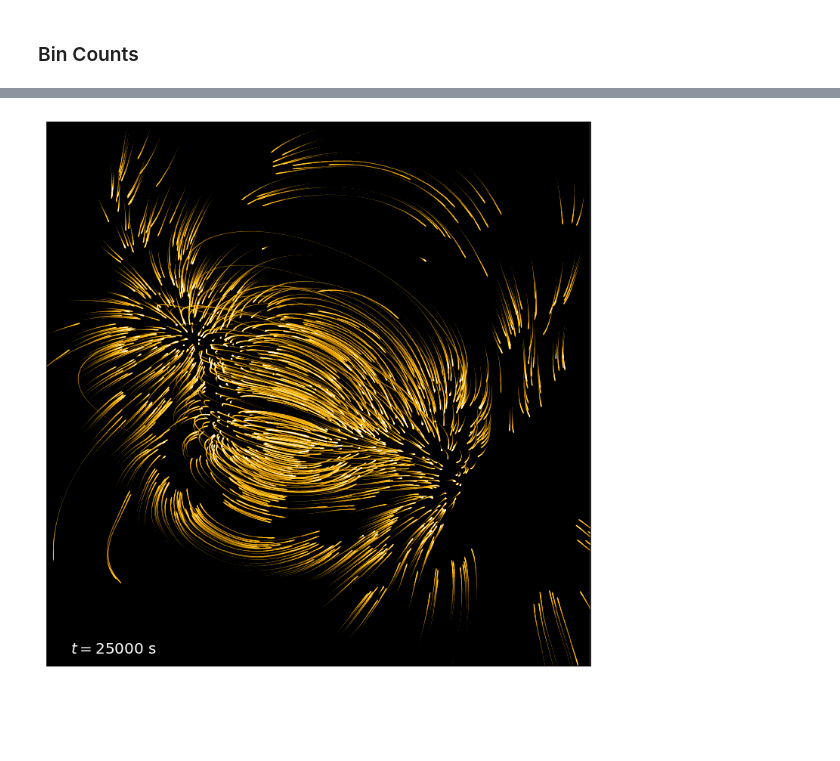
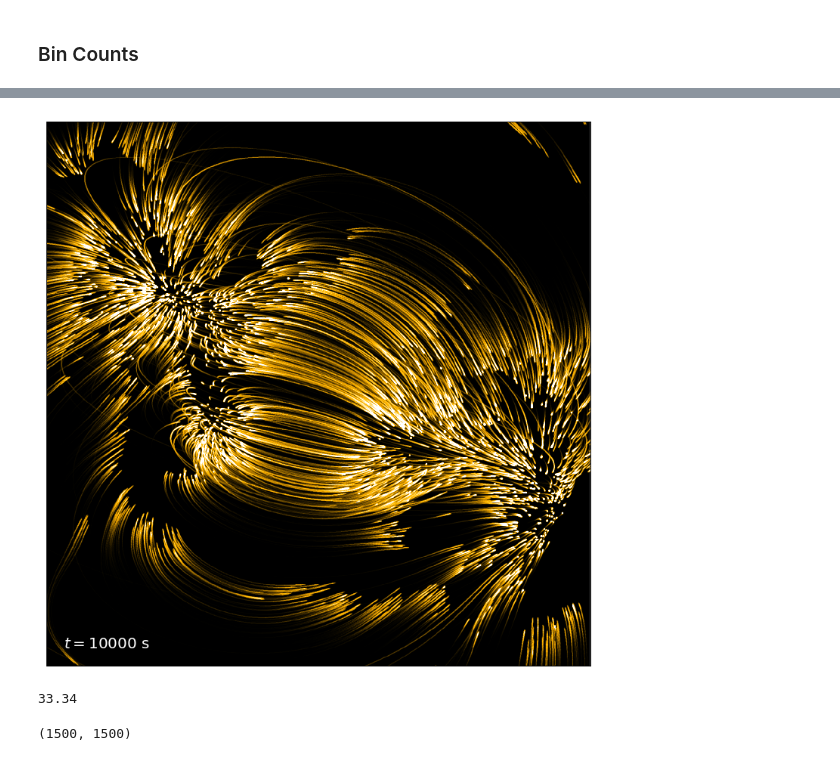
Before and after one commit to wtbarnes/hi_c_simulation, a Jupyter notebook: detect.ipynb, the cells around one changed output, grey strips where cells are left out. Cells and saved outputs as stored; diff of their text form; code cells hidden in the pictures; blank space fills up the shorter version.

```diff
--- a/detect.ipynb
+++ b/detect.ipynb
@@ -76,7 +78,7 @@ class Observer(synthesizAR.Observer):
 
         return futures
 # %%
-hic = InstrumentHiC([2.5e4,3e4]*u.s,active_region.magnetogram.observer_coordinate,
+hic = InstrumentHiC([1e4,2e4]*u.s,active_region.magnetogram.observer_coordinate,
                     fov={'min_x': -235*u.arcsec, 'max_x': -15*u.arcsec,
                          'min_y': 160*u.arcsec, 'max_y': 380*u.arcsec})
 # %%
@@ -96,9 +115,0 @@ flatten_futures = obs.flatten_detector_counts(emission_model=em_model, interpola
-# %%
-# Find any failed runs, need to rerun them
-failures = []
-for i,f in enumerate(flatten_futures['Hi_C']):
-    if f.status != 'finished':
-        print(i,f.status)
-        failures.append(i)
-        #print(f.exception())
-        #print(traceback.print_stack(f.traceback()))
@@ -110,9 +116,3 @@ flat_emissivities = hic.flatten_emissivities(hic.channels[0],em_model)
-# %%
-failed_futures = []
-for f in failures:
-    failed_futures.append(hic.calculate_counts(
-        hic.channels[0], active_region.loops[f], start_indices[f], em_model, flat_emissivities,
-    ))
 # %% [markdown]
 ### Bin Counts
 # %%
@@ -146,36 +149,47 @@ Text(16,8,'$t=26800 s$')
 # %%
 fig = plt.figure(figsize=(10,10))
 m = sunpy.map.Map('/storage-home/w/wtb2/data/hi_c_simulation/Hi_C/171/map_t000000.fits')
-#m = m.submap(SkyCoord(-190*u.arcsec,260.*u.arcsec,frame=m.coordinate_frame),
-#             SkyCoord(-140.*u.arcsec,310*u.arcsec,frame=m.coordinate_frame))
+m = m.submap(SkyCoord(-210*u.arcsec,190.*u.arcsec,frame=m.coordinate_frame),
+             SkyCoord(-60.*u.arcsec,340*u.arcsec,frame=m.coordinate_frame))
 ax = fig.gca(projection=m)
 im = m.plot(axes=ax,cmap=sunpy.cm.get_cmap('sdoaia171'),
-            norm=matplotlib.colors.SymLogNorm(1e-10,vmin=1e-2,vmax=1e1),annotate=False,
+            norm=ImageNormalize(vmin=0,vmax=10,stretch=AsinhStretch(0.05)),
+            annotate=False,
             title=False)
 ax.grid(alpha=0)
 lon,lat = ax.coords[0],ax.coords[1]
 lon.set_ticklabel_visible(False)
 lon.set_ticks_visible(False)
 lat.set_ticklabel_visible(False)
 lat.set_ticks_visible(False)
 #plt.tight_layout()
 fig.subplots_adjust(left=0,bottom=0,top=1,right=1,hspace=None,wspace=None)
-xpix,ypix = m.world_to_pixel(SkyCoord(Tx=-225*u.arcsec,Ty=165*u.arcsec,frame=m.coordinate_frame))
+xpix,ypix = m.world_to_pixel(SkyCoord(Tx=-205*u.arcsec,Ty=195*u.arcsec,frame=m.coordinate_frame))
 xpix,ypix = int(xpix.value),int(ypix.value)
-text = ax.text(xpix,ypix,f'$t={hic.observing_time[0].value:.0f}$ {hic.observing_time.unit.to_string()}',fontsize=20,color='w',)
+text = ax.text(xpix,ypix,
+               f'$t={hic.observing_time[0].value:.0f}$ {hic.observing_time}',
+               fontsize=20,color='w',)
 def update(i):
     m = sunpy.map.Map(f'/storage-home/w/wtb2/data/hi_c_simulation/Hi_C/171/map_t{i:06d}.fits')
-    #m = m.submap(SkyCoord(-190*u.arcsec,260.*u.arcsec,frame=m.coordinate_frame),
-    #         SkyCoord(-140.*u.arcsec,310*u.arcsec,frame=m.coordinate_frame))
+    m = m.submap(SkyCoord(-210*u.arcsec,190.*u.arcsec,frame=m.coordinate_frame),
+                 SkyCoord(-60.*u.arcsec,340*u.arcsec,frame=m.coordinate_frame))
     im.set_data(m.data)
     #ax.set_title(f'$t={hic.observing_time[i]:.0f}$',fontsize=20)
-    text.set_text(f'$t={hic.observing_time[i].value:.0f}$ {hic.observing_time.unit.to_string()}')
+    text.set_text(f'$t={hic.observing_time[i].value:.0f}$ {hic.observing_time.unit}')
     return im,text
 anim = matplotlib.animation.FuncAnimation(fig,update,frames=hic.observing_time.shape[0],
                                           blit=True, repeat=True, interval=20)
 # %% [output]
-[figure, old version]
+[figure, new version]
 # %%
 dpi = int(np.sqrt(m.data.shape[0]*m.data.shape[1] / (fig.get_figheight()*fig.get_figwidth()))*1)
 # %%
 anim.save('hi_c_movie.mp4',writer='ffmpeg',dpi=dpi,)
+# %%
+1667/1000 * 20
+# %% [output]
+33.34
+# %%
+m.data.shape
+# %% [output]
+(1500, 1500)
```
Also changed, not shown: parts of 10 cells of this notebook, 3 other files.
